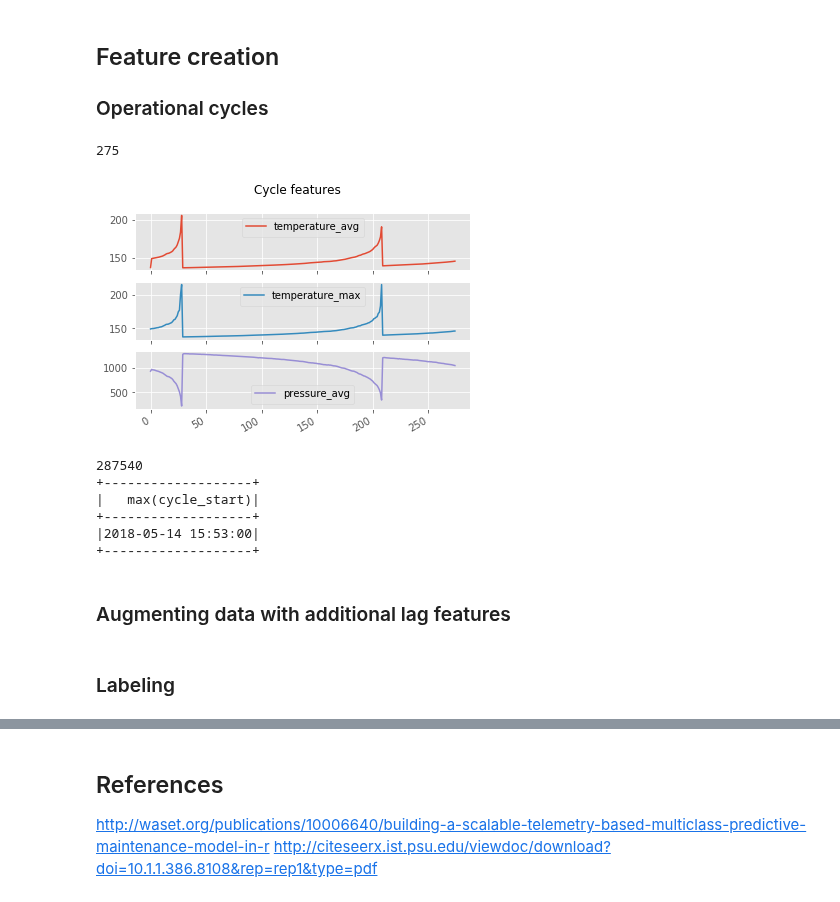
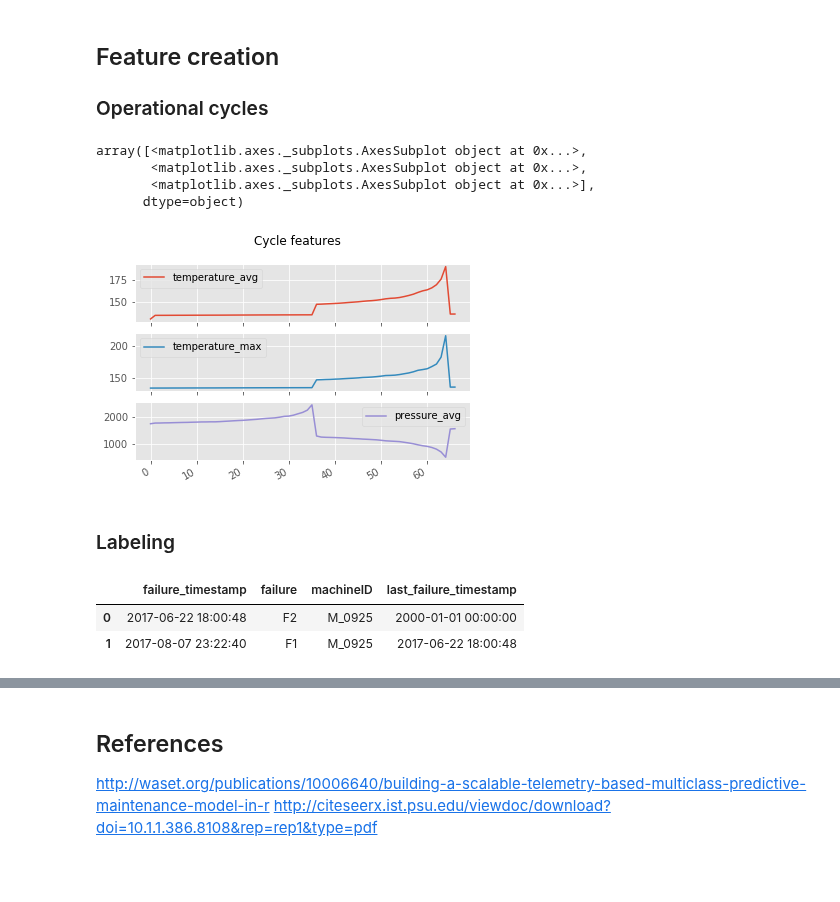
Before and after one commit to Azure/AI-PredictiveMaintenance, a Jupyter notebook: src/AML/Notebooks/FeatureEngineering-experimental.ipynb, the cells around one changed output, grey strips where cells are left out. Cells and saved outputs as stored; diff of their text form; code cells hidden in the pictures; blank space fills up the shorter version.

```diff
--- a/src/AML/Notebooks/FeatureEngineering-experimental.ipynb
+++ b/src/AML/Notebooks/FeatureEngineering-experimental.ipynb
@@ -64,0 +70,4 @@ df_logs.where(F.col('machineID') == 'M_0000').show()
+# %%
+failures_df = logs_input_df.where(F.col('level') == 'CRITICAL')
+failures_df.select('code').groupBy('code').agg(F.count(F.lit(1)).alias('count')).toPandas() \
+.set_index('code').plot.pie(subplots=True, figsize=(5, 5))
@@ -64,0 +78,4 @@ df_logs.where(F.col('machineID') == 'M_0000').show()
+# %%
+distinct_machines_df = telemetry_input_df.select('machineID').distinct()
+machine_count = distinct_machines_df.count()
+print('{0} machine(s)'.format(machine_count))
@@ -64,0 +84,4 @@ df_logs.where(F.col('machineID') == 'M_0000').show()
+# %%
+machine_failures_df = distinct_machines_df.join(failures_df, 'machineID', 'left_outer'
+                                               ).groupBy('machineID').agg(F.count('code').alias('count'))
+machine_failures_df.toPandas().hist()
@@ -65,8 +92,7 @@ df_logs.where(F.col('machineID') == 'M_0000').show()
 # %%
-machineID = df_logs.first().machineID
-# machineID = 'M_0000'
+machineID = machine_failures_df.orderBy(F.desc('count')).first().machineID
 
-machine_sequence_df = df_telemetry.where(df_telemetry.machineID == machineID).orderBy(df_telemetry.timestamp)
+machine_sequence_df = telemetry_input_df.where(telemetry_input_df.machineID == machineID).orderBy(telemetry_input_df.timestamp)
 #machine_sequence_df.persist(StorageLevel.MEMORY_ONLY)
 pdf = machine_sequence_df.toPandas()
 pdf.set_index('timestamp', inplace=True)
@@ -98,41 +119,35 @@ df_logs.toPandas().plot()
 # %%
 def cycles(df):
     w = Window.partitionBy('machineID').orderBy('timestamp')
 
     # Difference from the previous record or 0 if this is the first one
     diff = F.coalesce(F.unix_timestamp('timestamp') - F.unix_timestamp(F.lag('timestamp', 1).over(w)), F.lit(0))
 
     # 0 if diff <= 30, 1 otherwise
     indicator = (diff > 30).cast('integer')
 
     subgroup = F.sum(indicator).over(w).alias('cycle')
 
     return df.select("*", subgroup).groupBy('machineID', 'cycle').agg(
         F.avg('speed').alias('speed_avg'),
         F.avg('temperature').alias('temperature_avg'),
         F.max('temperature').alias('temperature_max'),
         F.avg('pressure').alias('pressure_avg'),
+        F.max('pressure').alias('pressure_max'),
         F.min('timestamp').alias('cycle_start'),
         F.max('timestamp').alias('cycle_end')
     ).orderBy('cycle')
 
 msdf_cycles = cycles(machine_sequence_df)
 msdf_cycles[['temperature_avg', 'temperature_max', 'pressure_avg']].toPandas().plot(subplots=True, title='Cycle features')
-msdf_cycles.count()
 # %% [output]
-275
+array([<matplotlib.axes._subplots.AxesSubplot object at 0x...>,
+       <matplotlib.axes._subplots.AxesSubplot object at 0x...>,
+       <matplotlib.axes._subplots.AxesSubplot object at 0x...>],
+      dtype=object)
-[figure, old version]
+[figure, new version]
 # %%
-cycles_df = cycles(df_telemetry)
+cycles_df = cycles(telemetry_input_df)
 #print(cycles_df.count())
 
 #cycles_df.select(F.max(F.col('cycle_start'))).show()
-# %% [output]
-287540
-+-------------------+
-|   max(cycle_start)|
-+-------------------+
-|2018-05-14 15:53:00|
-+-------------------+
-# %% [markdown]
-### Augmenting data with additional lag features
@@ -142,3 +154,18 @@ augmented_cycles_df = cycles_df.withColumn('rolling_average', F.avg("temperature
 # %% [markdown]
 ### Labeling
+# %%
+w = Window.partitionBy('machineID', 'level').orderBy('timestamp')
+diff = F.coalesce(F.lag('timestamp', 1).over(w), F.to_timestamp(F.lit('2000-01-01 00:00:00')))
+
+failure_intervals_df = (failures_df
+                .withColumn('last_failure_timestamp', diff)
+                .withColumnRenamed('timestamp', 'failure_timestamp')
+                .withColumnRenamed('code', 'failure')
+                .drop('level'))
+
+failure_intervals_df.where(F.col('machineID') == machineID).toPandas()
+# %% [output]
+|  | failure_timestamp | failure | machineID | last_failure_timestamp |
+| 0 | 2017-06-22 18:00:48 | F2 | M_0925 | 2000-01-01 00:00:00 |
+| 1 | 2017-08-07 23:22:40 | F1 | M_0925 | 2017-06-22 18:00:48 |
 # %%
```
Also changed, not shown: parts of 18 cells of this notebook, 2 other files.
